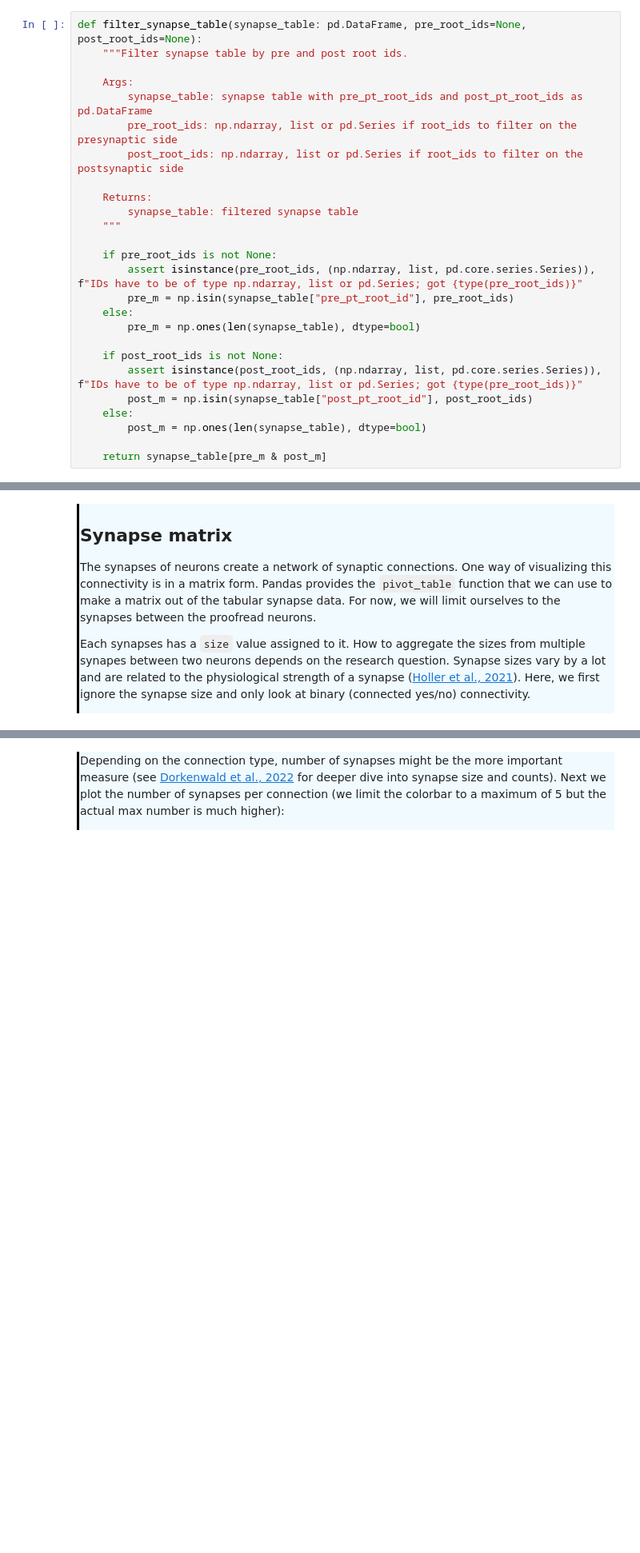
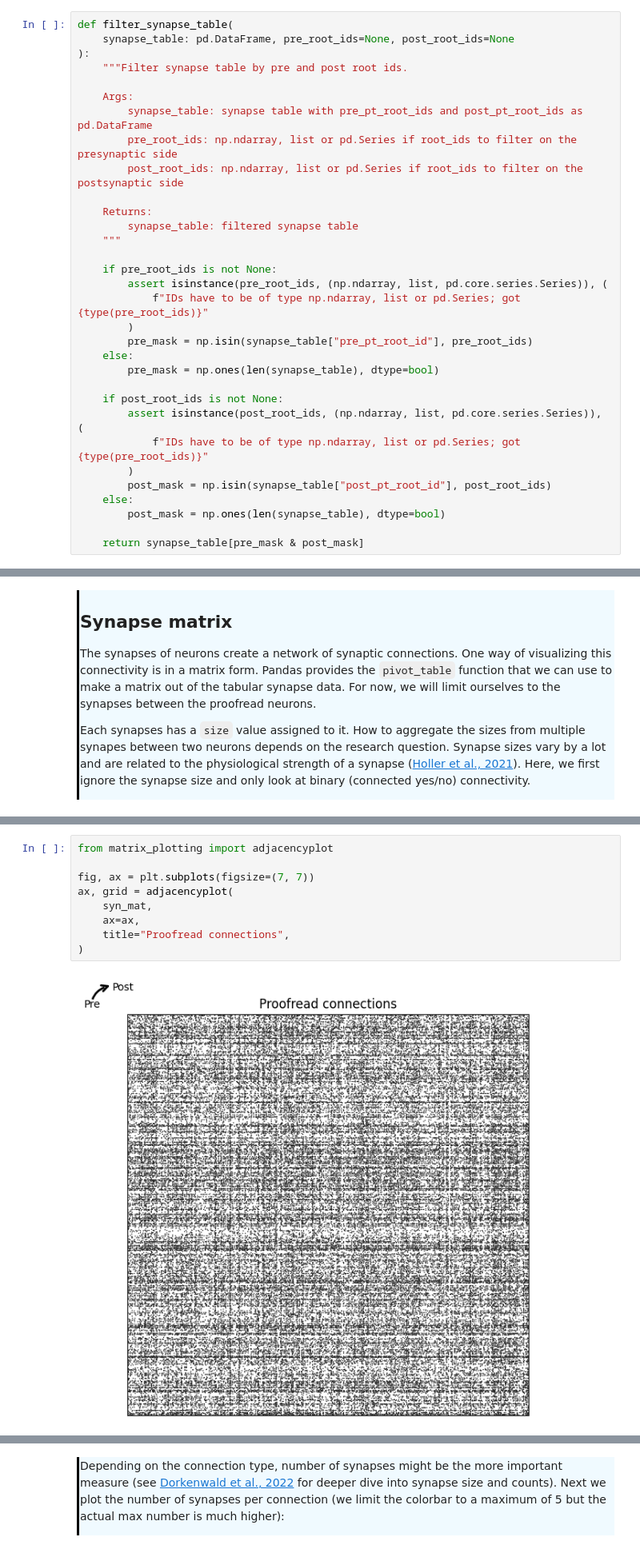
Before and after one commit to AllenSWDB/SWDB_2025_Connectomics, a Jupyter notebook: code/solutions/Workshop1.ipynb, the cells around one changed output, grey strips where cells are left out. Shown at 80% size. Cells and saved outputs as stored; diff of their text form; blank space fills up the shorter version.

```diff
--- a/code/solutions/Workshop1.ipynb
+++ b/code/solutions/Workshop1.ipynb
@@ -201,7 +230,9 @@ plt.show()
 
 </div>
 # %%
-def filter_synapse_table(synapse_table: pd.DataFrame, pre_root_ids=None, post_root_ids=None):
+def filter_synapse_table(
+    synapse_table: pd.DataFrame, pre_root_ids=None, post_root_ids=None
+):
     """Filter synapse table by pre and post root ids.
 
     Args:
@@ -214,18 +245,22 @@ def filter_synapse_table(synapse_table: pd.DataFrame, pre_root_ids=None, post_ro
     """
 
     if pre_root_ids is not None:
-        assert isinstance(pre_root_ids, (np.ndarray, list, pd.core.series.Series)), f"IDs have to be of type np.ndarray, list or pd.Series; got {type(pre_root_ids)}"
-        pre_m = np.isin(synapse_table["pre_pt_root_id"], pre_root_ids)
+        assert isinstance(pre_root_ids, (np.ndarray, list, pd.core.series.Series)), (
+            f"IDs have to be of type np.ndarray, list or pd.Series; got {type(pre_root_ids)}"
+        )
+        pre_mask = np.isin(synapse_table["pre_pt_root_id"], pre_root_ids)
     else:
-        pre_m = np.ones(len(synapse_table), dtype=bool)
+        pre_mask = np.ones(len(synapse_table), dtype=bool)
 
     if post_root_ids is not None:
-        assert isinstance(post_root_ids, (np.ndarray, list, pd.core.series.Series)), f"IDs have to be of type np.ndarray, list or pd.Series; got {type(pre_root_ids)}"
-        post_m = np.isin(synapse_table["post_pt_root_id"], post_root_ids)
+        assert isinstance(post_root_ids, (np.ndarray, list, pd.core.series.Series)), (
+            f"IDs have to be of type np.ndarray, list or pd.Series; got {type(pre_root_ids)}"
+        )
+        post_mask = np.isin(synapse_table["post_pt_root_id"], post_root_ids)
     else:
-        post_m = np.ones(len(synapse_table), dtype=bool)
+        post_mask = np.ones(len(synapse_table), dtype=bool)
 
-    return synapse_table[pre_m & post_m]
+    return synapse_table[pre_mask & post_mask]
 # %%
 pre_syns = filter_synapse_table(syn_df, pre_root_ids=[root_id])
 # %%
@@ -300,3 +409,14 @@ sns.heatmap(syn_mat, cmap="gray_r", xticklabels=[], yticklabels=[],
+# %%
+from matrix_plotting import adjacencyplot
+
+fig, ax = plt.subplots(figsize=(7, 7))
+ax, grid = adjacencyplot(
+    syn_mat,
+    ax=ax,
+    title="Proofread connections",
+)
+# %% [output]
+[figure, added]
 # %% [markdown]
 <div style="background: #DFF0D8; border-radius: 3px; padding: 10px;">
 <p><b>Task 2:</b> The matrix above only contains connections between proofread neurons. Because many more dendrites of cells in the v1dd dataset are well reconstructed we can analyze many more connections than just the ones between proofread neurons. Therefore, the connectivity matrix of analyzable connections forms a rectangular matrix. What is the size of the matrix between the proofread neurons and all neurons with a cell body in the dataset?
```
Also changed, not shown: parts of 26 cells of this notebook, 3 other files.
